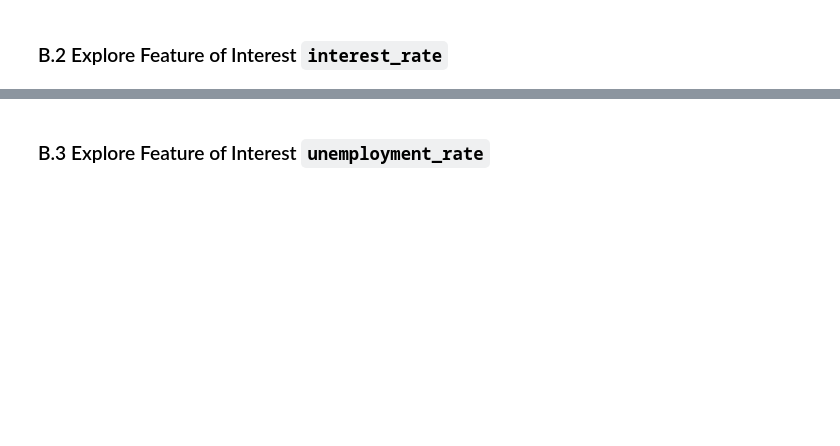
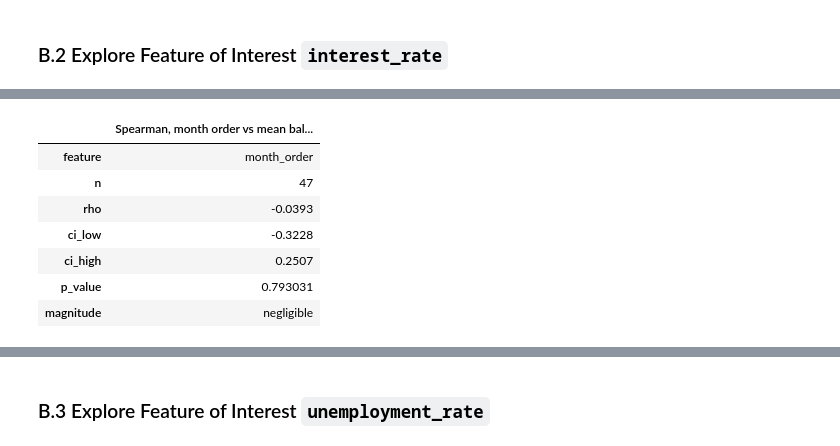
Before and after one commit to ETHLOB/trn-uts-mlaa, a Jupyter notebook: notebook/1_regression/36106-26SP-AT3-student_id-SB-3-eda-economics.ipynb, the cells around one changed output, grey strips where cells are left out. Cells and saved outputs as stored; diff of their text form; code cells hidden in the pictures; blank space fills up the shorter version.

```diff
--- a/notebook/1_regression/36106-26SP-AT3-student_id-SB-3-eda-economics.ipynb
+++ b/notebook/1_regression/36106-26SP-AT3-student_id-SB-3-eda-economics.ipynb
@@ -233,0 +368,28 @@ indicator_scatter(table, "interest_rate", "Interest rate, previous month (%)")
+# %%
+# Does bank-wide growth trend over time? If growth and an indicator both drifted with the calendar,
+# that shared drift alone could produce an association.
+month_order = pd.Series(np.arange(len(table)), dtype=float)
+display(spearman_summary(month_order, table["mean_change"], "month_order").to_frame(
+    "Spearman, month order vs mean balance change"))
+
+over_time = table.assign(month_start=table["month"].dt.to_timestamp())[
+    ["month_start", "mean_change", "interest_rate", "unemployment_rate", "consumer_sentiment"]]
+growth = alt.Chart(over_time).mark_line(color="#2a78d6", point=True).encode(
+    x=alt.X("month_start:T", title=None, axis=alt.Axis(format="%Y-%m", labelAlign="center")), y=alt.Y("mean_change:Q", title="Mean change ($)", scale=alt.Scale(zero=False)))
+reference = pd.DataFrame({"y": [overall_mean], "label": [f"Mean of all months: ${overall_mean:.0f}"]})
+growth_ref = (alt.Chart(reference).mark_rule(color="#898781", strokeDash=[4, 4]).encode(y="y:Q")
+              + alt.Chart(reference).mark_text(align="left", dx=4, dy=-7, color="#898781").encode(
+                  y="y:Q", x=alt.value(0), text="label:N"))
+rate = alt.Chart(over_time).mark_line(color="#898781", point=True).encode(
+    x=alt.X("month_start:T", title="Month", axis=alt.Axis(format="%Y-%m", labelAlign="center")), y=alt.Y("interest_rate:Q", title="Interest rate, previous month (%)",
+                                                     scale=alt.Scale(zero=False)))
+alt.vconcat((growth + growth_ref).properties(width=520, height=180), rate.properties(width=520, height=120))
+# %% [output]
+|  | Spearman, month order vs mean bal... |
+| feature | month_order |
+| n | 47 |
+| rho | -0.0393 |
+| ci_low | -0.3228 |
+| ci_high | 0.2507 |
+| p_value | 0.793031 |
+| magnitude | negligible |
```
Also changed, not shown: parts of 31 cells of this notebook, 5 other files.
